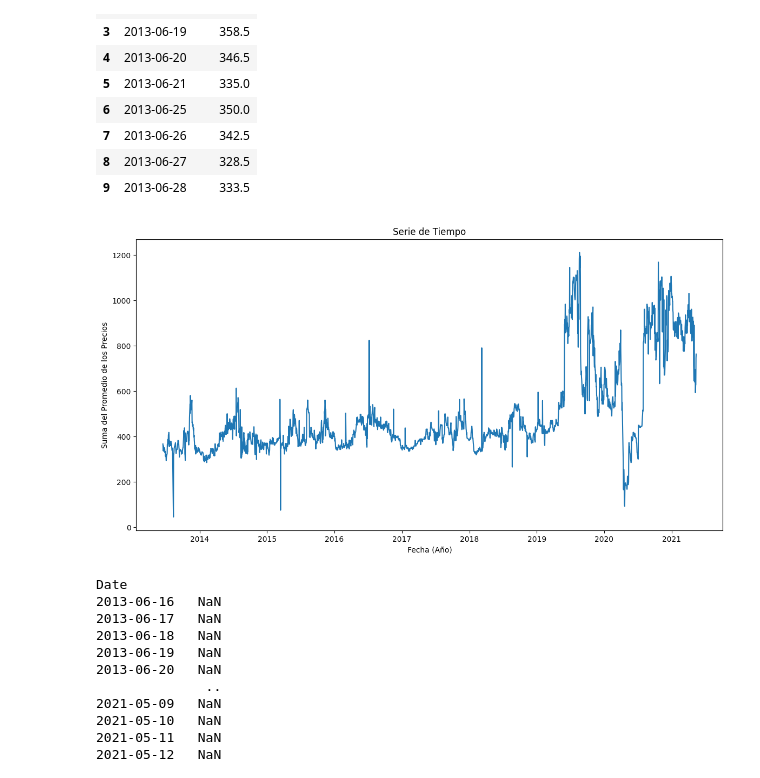
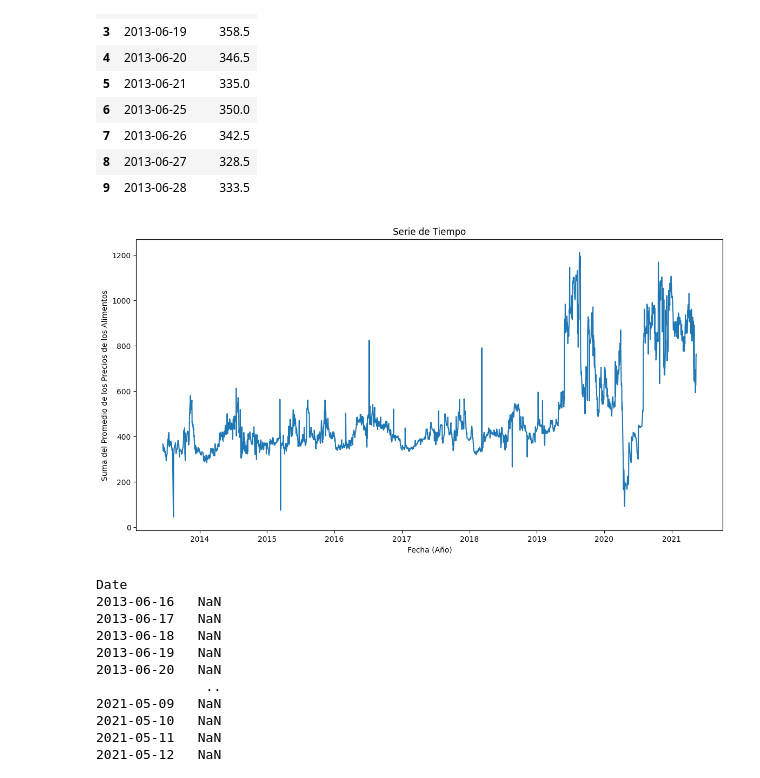
Before and after one commit to melaniejalea/Laboratorios-MDS7202, a Jupyter notebook: Laboratorio 8/Lab8.ipynb, the cells around one changed output. Cells and saved outputs as stored; diff of their text form; code cells hidden in the pictures.

```diff
--- a/Laboratorio 8/Lab8.ipynb
+++ b/Laboratorio 8/Lab8.ipynb
@@ -238,14 +238,14 @@ df_agrupado.head(10)
 # %%
 # Graficar serie de tiempo
 
 plt.figure(figsize=(14, 7))
 plt.plot(df_agrupado['Date'], df_agrupado['Average'])
 plt.xlabel('Fecha (Año)')
-plt.ylabel('Suma del Promedio de los Precios')
+plt.ylabel('Suma del Promedio de los Precios de los Alimentos')
 plt.title('Serie de Tiempo')
 plt.show()
 # %% [output]
-[figure, old version]
+[figure, new version]
 # %%
 # Realizar descomposición de la señal, utilizado seasonal_decompose
 from statsmodels.tsa.seasonal import seasonal_decompose
```
Also changed, not shown: parts of 118 cells of this notebook.
